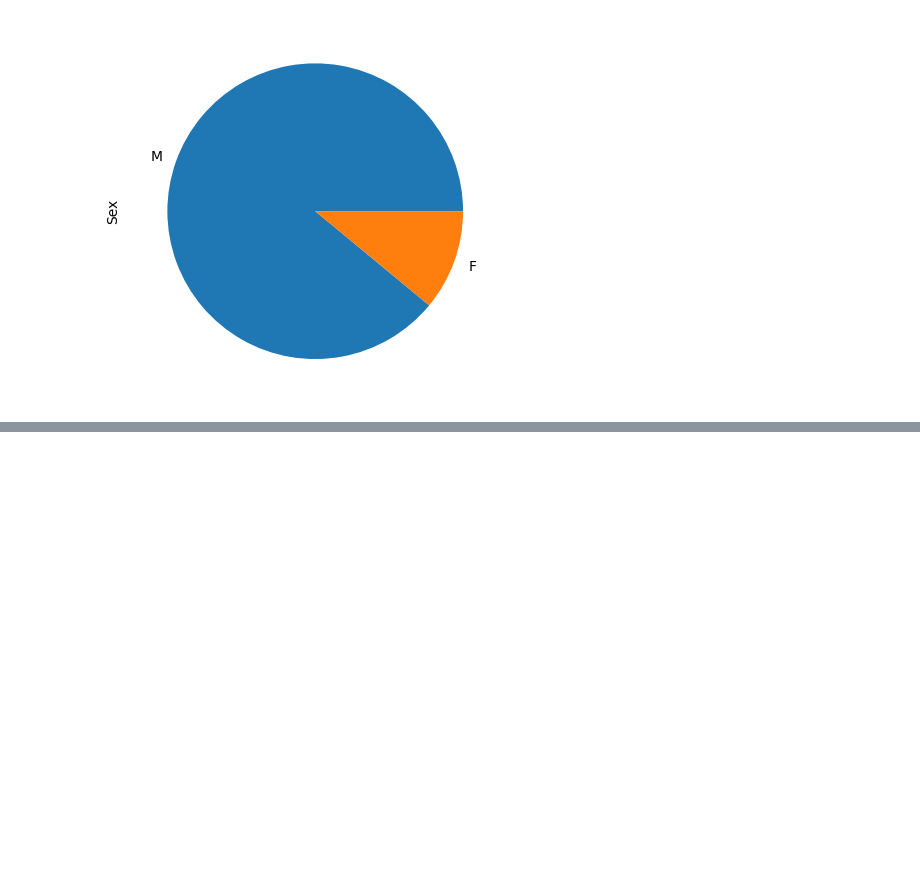
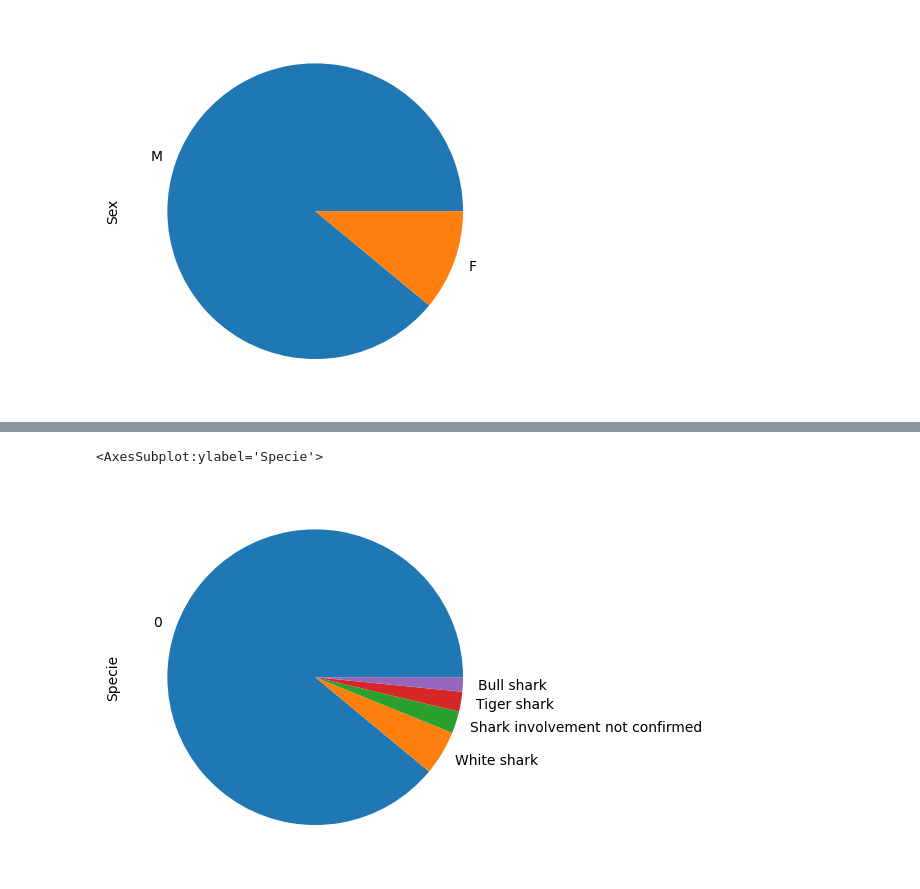
Before and after one commit to JesusGuardiaRamirez/Proyecto_Sharks-DataCleaning, a Jupyter notebook: ULTIMO SHARK.ipynb, the cells around one changed output, grey strips where cells are left out. Saved outputs shown, nothing was run; the diff lists cells and outputs as text; code cells hidden in the pictures; blank space fills up the shorter version.

```diff
--- a/ULTIMO SHARK.ipynb
+++ b/ULTIMO SHARK.ipynb
@@ -296,0 +373,5 @@ S_percentage.plot.pie()
+# %%
+Sharks_top_5.plot.pie()
+# %% [output]
+<AxesSubplot:ylabel='Specie'>
+[figure, added]
```
Also changed, not shown: parts of 13 cells of this notebook, 2 other files.
